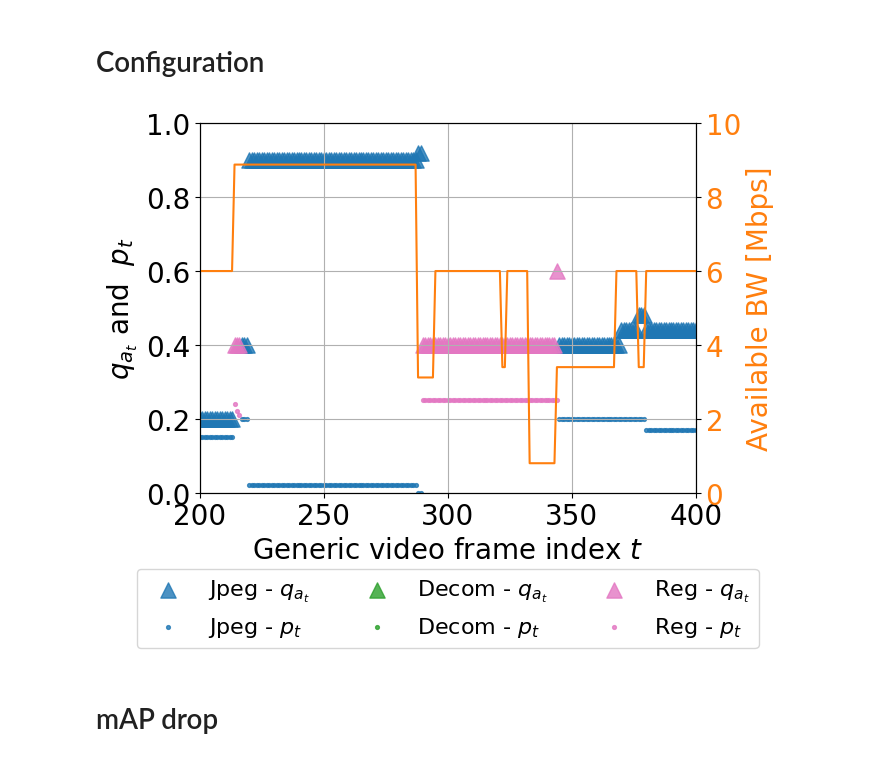
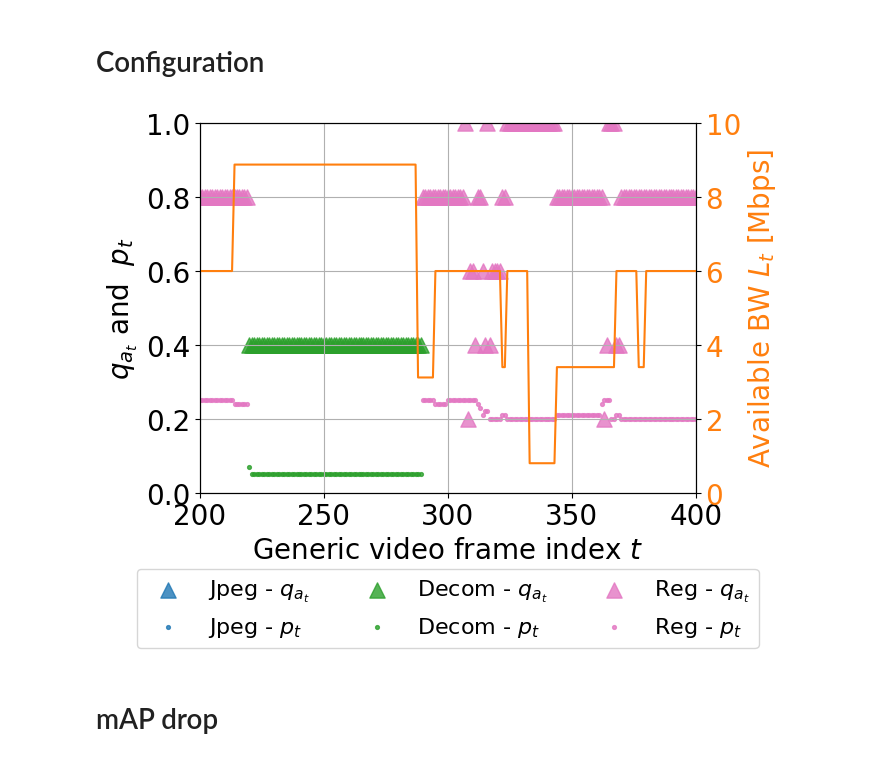
Before and after one commit to Rexyyj/split_DNN_framework, a Jupyter notebook: dynamic_framework_v2/plots/map_drop_journal_v2.ipynb, the cells around one changed output. Saved outputs shown, nothing was run; the diff lists cells and outputs as text; code cells hidden in the pictures.

```diff
--- a/dynamic_framework_v2/plots/map_drop_journal_v2.ipynb
+++ b/dynamic_framework_v2/plots/map_drop_journal_v2.ipynb
@@ -8,11 +8,24 @@ plt.rcParams.update({"text.usetex": False,
                      "pdf.fonttype": 42,
                      "ps.fonttype": 42})
 # %%
+# local_df = pd.read_csv("../measurements/local_long/map.csv")
+# map_df = pd.read_csv("../measurements/real_bw_test/map.csv")
+# cha_df = pd.read_csv("../measurements/real_bw_test/characteristic.csv")
+# mag_df = pd.read_csv("../measurements/real_bw_test/manager.csv")
+# time_df = pd.read_csv("../measurements/real_bw_test/time.csv")
+
+# local_df = pd.read_csv("../measurements/local_long/map.csv")
+# map_df = pd.read_csv("../measurements/real_bw_test_15fps/map.csv")
+# cha_df = pd.read_csv("../measurements/real_bw_test_15fps/characteristic.csv")
+# mag_df = pd.read_csv("../measurements/real_bw_test_15fps/manager.csv")
+# time_df = pd.read_csv("../measurements/real_bw_test_15fps/time.csv")
+
 local_df = pd.read_csv("../measurements/local_long/map.csv")
-map_df = pd.read_csv("../measurements/real_bw_test/map.csv")
-cha_df = pd.read_csv("../measurements/real_bw_test/characteristic.csv")
-mag_df = pd.read_csv("../measurements/real_bw_test/manager.csv")
-time_df = pd.read_csv("../measurements/real_bw_test/time.csv")
+map_df = pd.read_csv("../measurements/real_bw_no_jpeg/map.csv")
+cha_df = pd.read_csv("../measurements/real_bw_no_jpeg/characteristic.csv")
+mag_df = pd.read_csv("../measurements/real_bw_no_jpeg/manager.csv")
+time_df = pd.read_csv("../measurements/real_bw_no_jpeg/time.csv")
+
 # static_map_df = pd.read_csv("../measurements/jpeg_no_change/map.csv")
 # static_cha_df = pd.read_csv("../measurements/jpeg_no_change/characteristic.csv")
 # %%
@@ -47,36 +60,36 @@ ax1.set_ylabel('$q_{a_t}$ and  $p_t$')
 
 
 # ax1.plot(map_df["frame_id"].to_numpy(),map_df["quality_level"].to_numpy(),color=color)
 _jpeg_df = map_df[map_df["technique"] == 1]
 ax1.scatter(_jpeg_df["frame_id"].to_numpy(),_jpeg_df["quality_level"].to_numpy()/5,color="tab:blue",marker="^",s=120,alpha = 0.8,label="Jpeg - $q_{a_t}$")
 ax1.scatter(_jpeg_df["frame_id"].to_numpy(),_jpeg_df["pruning_thresh"].to_numpy(),color="tab:blue",marker=".",s=30, alpha = 0.8,label="Jpeg - $p_t$")
 _decom_df = map_df[map_df["technique"] == 2]
 ax1.scatter(_decom_df["frame_id"].to_numpy(),_decom_df["quality_level"].to_numpy()/5,color="tab:green",marker="^",s=120, alpha = 0.8,label="Decom - $q_{a_t}$")
 ax1.scatter(_decom_df["frame_id"].to_numpy(),_decom_df["pruning_thresh"].to_numpy(),color="tab:green",marker=".",s=30, alpha = 0.8,label="Decom - $p_t$")
 _reg_df = map_df[map_df["technique"] == 3]
 ax1.scatter(_reg_df["frame_id"].to_numpy(),_reg_df["quality_level"].to_numpy()/5,color="tab:pink",marker="^",s=120,alpha = 0.8,label="Reg - $q_{a_t}$")
 ax1.scatter(_reg_df["frame_id"].to_numpy(),_reg_df["pruning_thresh"].to_numpy(),color="tab:pink",marker=".",s=30,alpha = 0.8,label="Reg - $p_t$")
 
 ax1.grid()
 
 
 
 
 # ax1.plot(map_df["frame_id"].to_numpy(),map_df["pruning_thresh"].to_numpy(), color=color, label="$p_t$")
 ax2 = ax1.twinx()
 color = 'tab:orange'
-ax2.set_ylabel('Available BW [Mbps]', color=color)  # we already handled the x-label with ax1
+ax2.set_ylabel('Available BW $L_t$ [Mbps]', color=color)  # we already handled the x-label with ax1
 ax2.plot(map_df["frame_id"].to_numpy(),map_df["bandwidth"].to_numpy()/1e6, color=color)
 ax2.tick_params(axis='y', labelcolor=color)
 
 # plt.grid()
 ax1.set_xlim([200, 400])
 ax2.set_ylim([0,10])
 ax1.set_ylim([0,1])
 ax1.legend(ncol=3,loc='lower center', bbox_to_anchor=(0.5, -0.45),fontsize=16)
-plt.savefig("../figures/conf_jpeg_60ms.pdf",format="pdf", bbox_inches="tight")
+plt.savefig("../figures/conf_decom_reg.pdf",format="pdf", bbox_inches="tight")
 # %% [output]
-[figure, old version]
+[figure, new version]
 # %% [markdown]
 # mAP drop
 # %%
```
Also changed, not shown: 16 other files.
